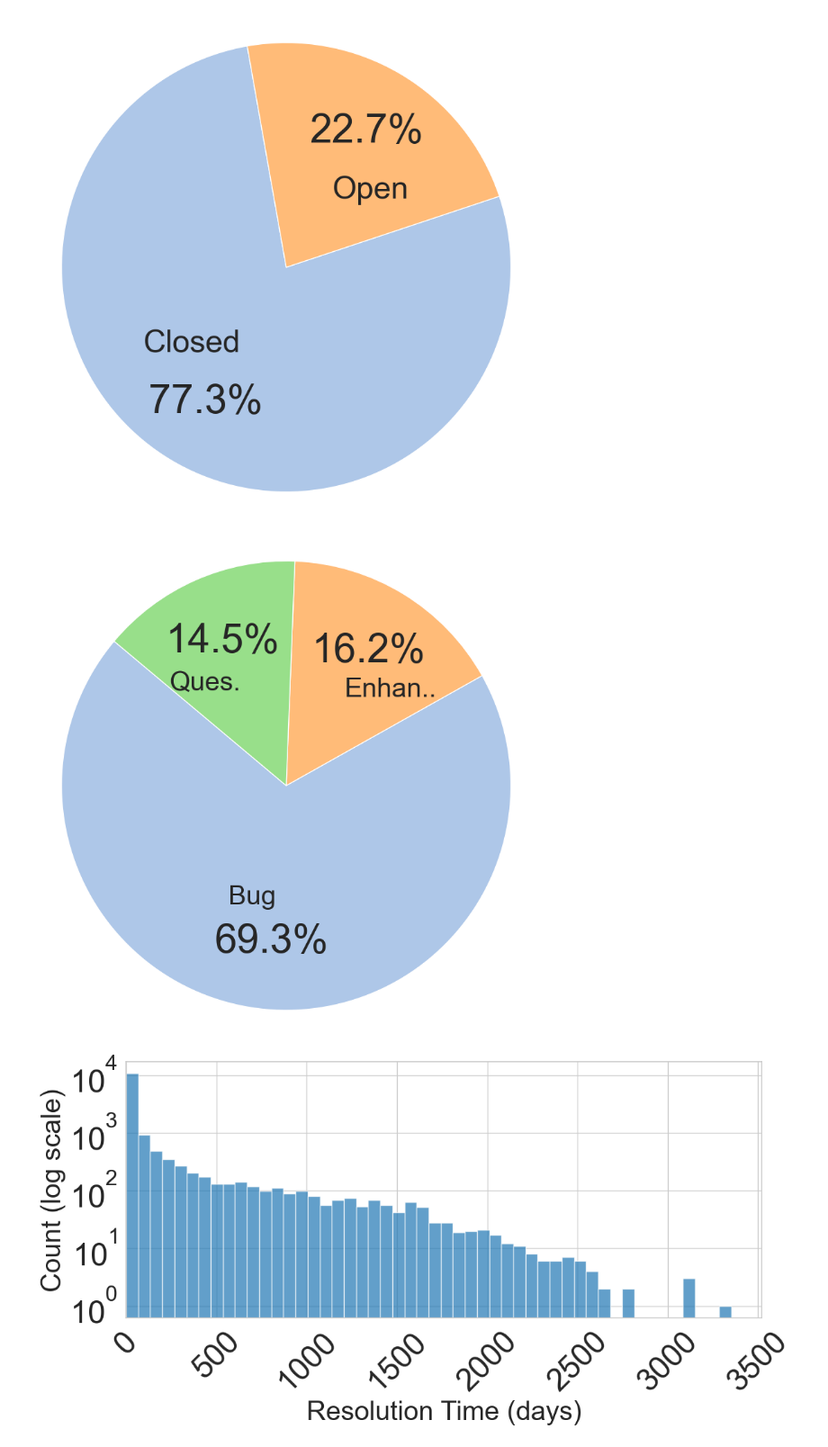
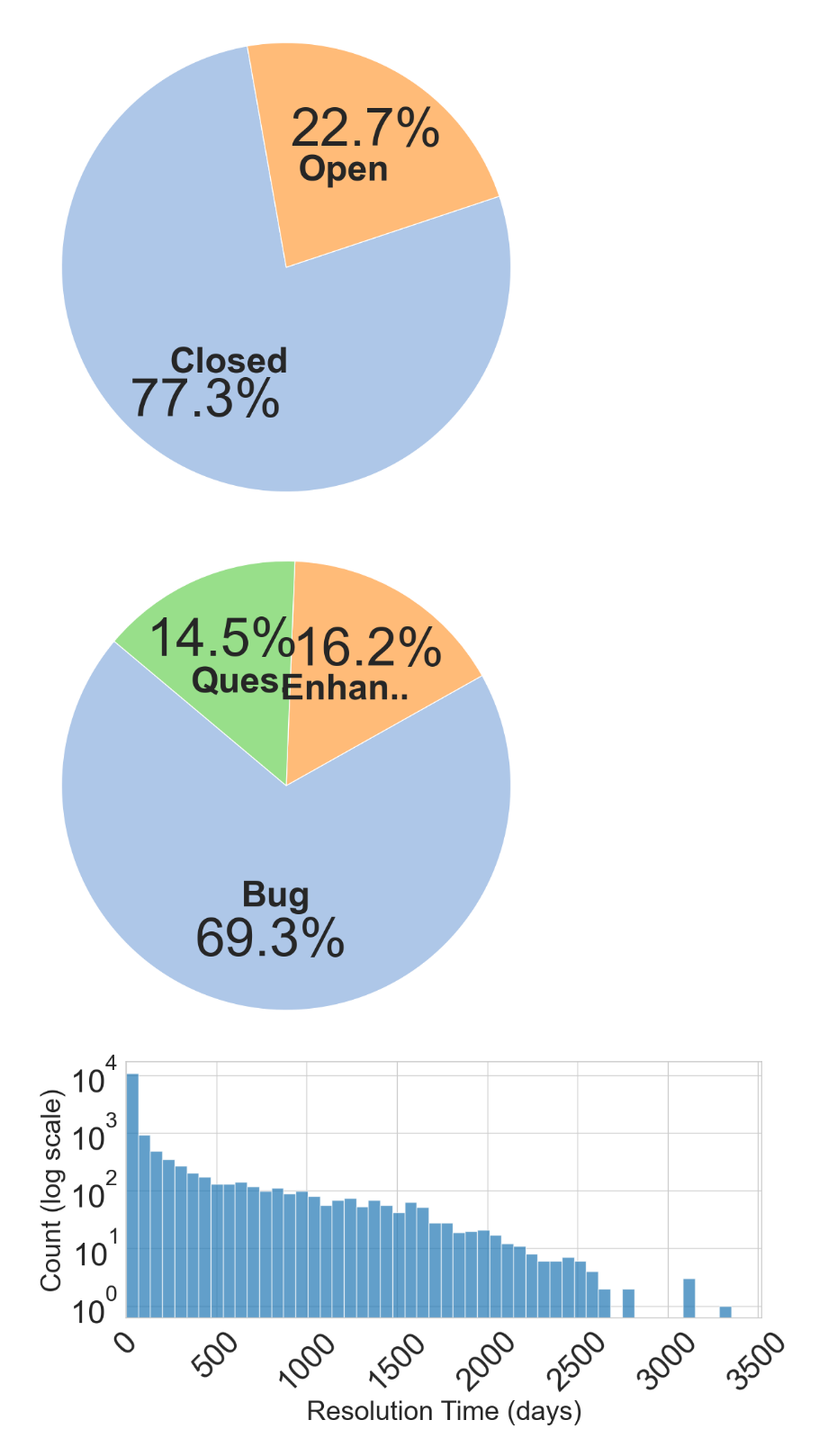
Before and after one commit to AnnabellaM/MSR-Static-Analysis-Artifacts, a Jupyter notebook: analysis/common_properties/common_properties_figures.ipynb, the cells around one changed output. Shown: that part at 90% size. Drawn from its saved outputs; the diff is of its cells as text; code cells hidden in the pictures.

Commit message:
change pie charts

```diff
--- a/analysis/common_properties/common_properties_figures.ipynb
+++ b/analysis/common_properties/common_properties_figures.ipynb
@@ -20,7 +20,7 @@ patches, texts, autotexts = plt.pie(
     status_counts,
     labels=['Closed', 'Open'],
     pctdistance=0.7,
-    labeldistance=0.4,
+    labeldistance=0.5,
     autopct='%1.1f%%',
     colors=['#aec7e8', '#ffbb78'],  # lighter blue and orange
     startangle=100,
@@ -28,11 +28,13 @@ patches, texts, autotexts = plt.pie(
 
 # Set font size for labels
 for text in texts:
-    text.set_fontsize(35)  # Adjust label font size
+    text.set_fontsize(40)  # Adjust label font size
+    text.set_fontweight('bold')  # Make label bold
+    text.set_horizontalalignment('center')  # Align label to center
 
 # Set font size for percentages (autotexts)
 for autotext in autotexts:
-    autotext.set_fontsize(45)  # Adjust percentage font size
+    autotext.set_fontsize(60)  # Adjust percentage font size
 
 plt.axis('equal')  # Equal aspect ratio ensures that pie is drawn as a circle.
 # increase font size
@@ -40,36 +42,38 @@ plt.tight_layout()
 plt.savefig('../../results/figures/common_properties/state.pdf', format='pdf', dpi=300)
 plt.show()
 # %% [output]
-[figure, old version]
+[figure, new version]
 # %%
 # issue categories distribution
 category_counts = issues['prop:category'].value_counts()
 plt.figure(figsize=(8, 8))
 
 patches, texts, autotexts = plt.pie(
     category_counts,
     labels=['Bug', 'Enhan..', 'Ques.'],
     autopct='%1.1f%%',
     colors=['#aec7e8', '#ffbb78', '#98df8a'],  # lighter blue, orange, green
     startangle=140,
     pctdistance=0.7,
     labeldistance=0.5,
 )
 
 # Set font size for labels
 for text in texts:
-    text.set_fontsize(30)  # Adjust label font size
+    text.set_fontsize(40)  # Adjust label font size
+    text.set_fontweight('bold')  # Make label bold
+    text.set_horizontalalignment('center')  # Align label to center
 
 # Set font size for percentages (autotexts)
 for autotext in autotexts:
-    autotext.set_fontsize(45)  # Adjust percentage font size
+    autotext.set_fontsize(60)  # Adjust percentage font size
 
 plt.axis('equal')
 plt.tight_layout()
 plt.savefig('../../results/figures/common_properties/category.pdf', format='pdf', dpi=300)
 plt.show()
 # %% [output]
-[figure, old version]
+[figure, new version]
 # %%
 # Resolution Time
 resolution_times = issues[issues['prop:state'] == 'closed']['prop:resolution']
```
Also changed, not shown: 2 other files.
